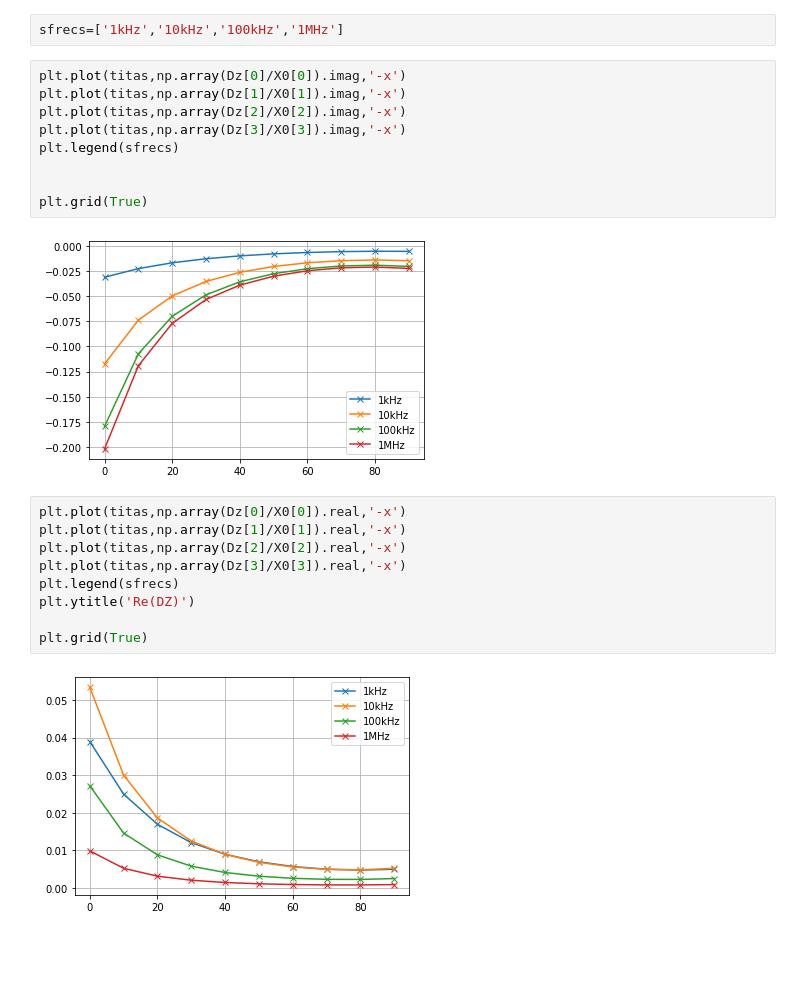
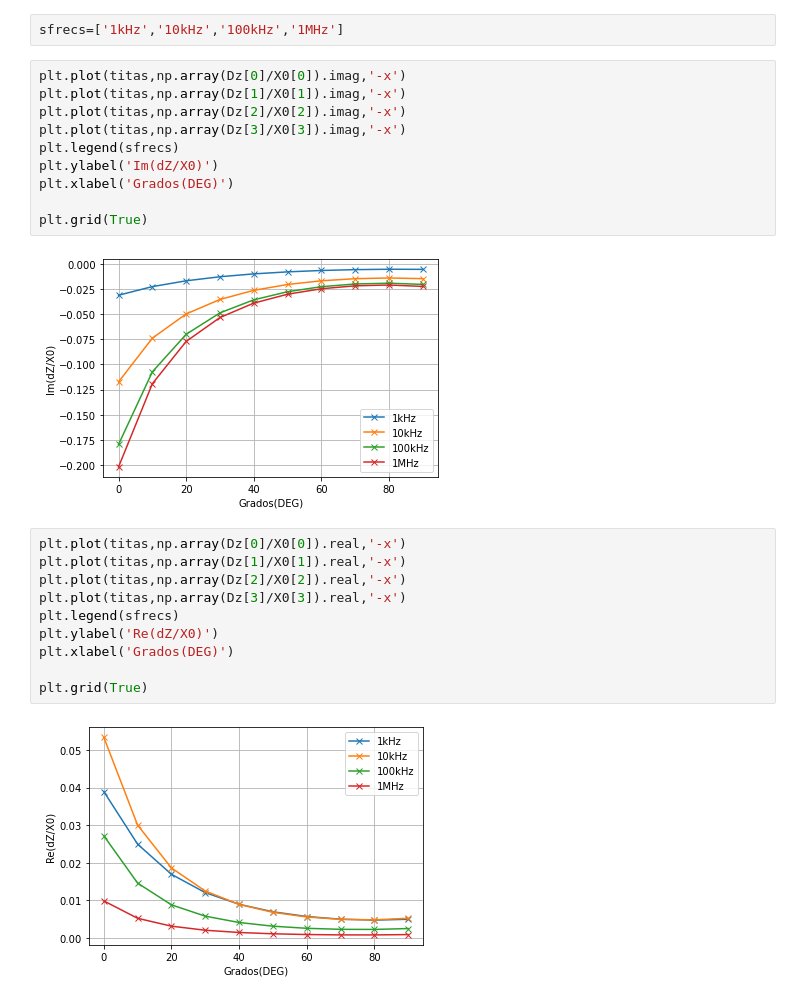
Before and after one commit to carabedo/ci_mutual, a Jupyter notebook: theo2005.ipynb, the cells around one changed output. Cells and saved outputs as stored; diff of their text form; blank space fills up the shorter version.

```diff
--- a/theo2005.ipynb
+++ b/theo2005.ipynb
@@ -173,19 +173,21 @@ plt.plot(titas,np.array(Dz[1]/X0[1]).imag,'-x')
 plt.plot(titas,np.array(Dz[2]/X0[2]).imag,'-x')
 plt.plot(titas,np.array(Dz[3]/X0[3]).imag,'-x')
 plt.legend(sfrecs)
-
+plt.ylabel('Im(dZ/X0)')
+plt.xlabel('Grados(DEG)')
 
 plt.grid(True)
 # %% [output]
-[figure, old version]
+[figure, new version]
 # %%
 plt.plot(titas,np.array(Dz[0]/X0[0]).real,'-x')
 plt.plot(titas,np.array(Dz[1]/X0[1]).real,'-x')
 plt.plot(titas,np.array(Dz[2]/X0[2]).real,'-x')
 plt.plot(titas,np.array(Dz[3]/X0[3]).real,'-x')
 plt.legend(sfrecs)
-plt.ytitle('Re(DZ)')
+plt.ylabel('Re(dZ/X0)')
+plt.xlabel('Grados(DEG)')
 
 plt.grid(True)
 # %% [output]
-[figure, old version]
+[figure, new version]
```
